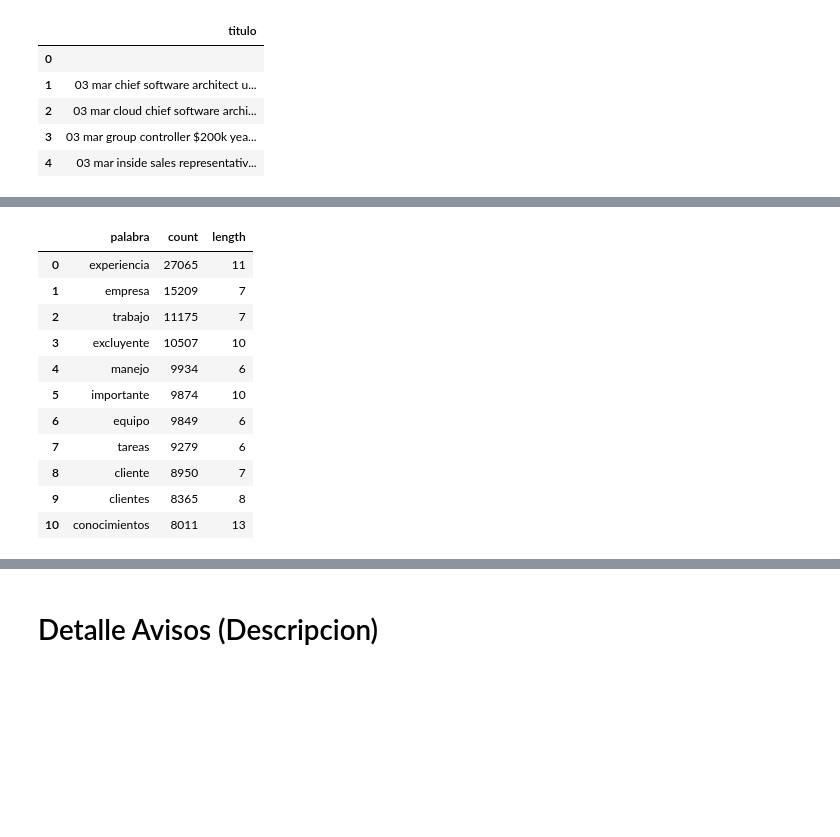
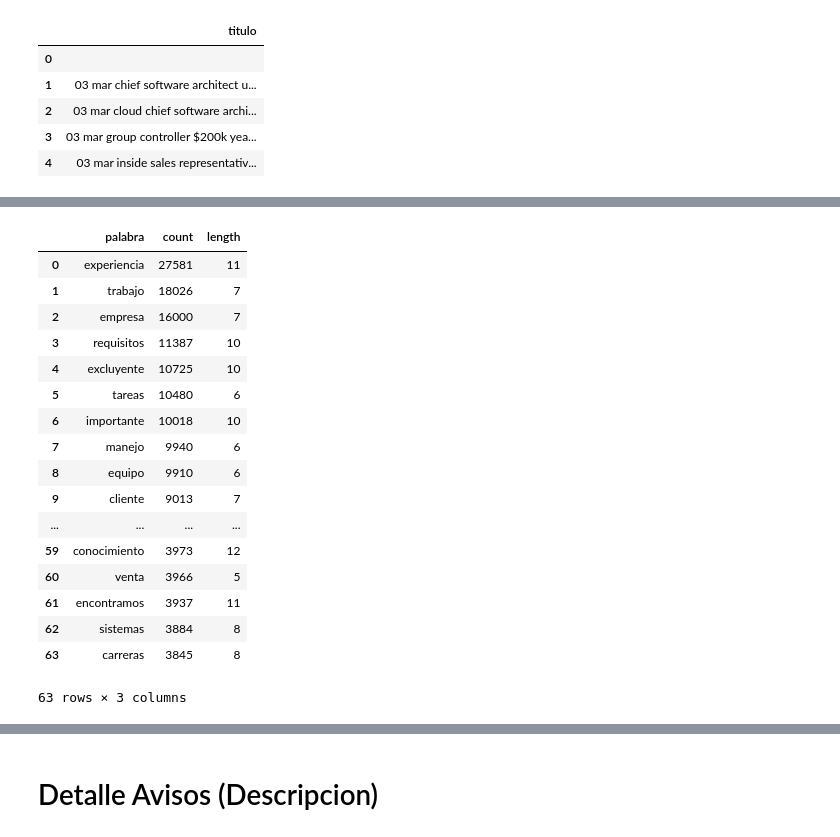
Before and after one commit to PRPablo/dataJobSearches, a Jupyter notebook: prediction/1-Limpieza-Adri-2.ipynb, the cells around one changed output, grey strips where cells are left out. Cells and saved outputs as stored; diff of their text form; code cells hidden in the pictures; blank space fills up the shorter version.

Commit message:
Ultimos cambios del Adri.

```diff
--- a/prediction/1-Limpieza-Adri-2.ipynb
+++ b/prediction/1-Limpieza-Adri-2.ipynb
@@ -365,6 +341,7 @@ avisos_detalles.to_csv('../data/adri_data/avisos_detalle_0.csv', sep=',', encodi
 # Despues de la Unificacion
 # %%
 avisos_detalles = pd.read_csv('../data/adri_data/avisos_detalle_0.csv', encoding='utf-8')
+avisos_online = pd.read_csv('../data/adri_data/avisos_online.csv', sep=',', encoding='utf-8')
 avisos_detalles.shape
 # %% [output]
 (25288, 10)
@@ -406,6 +383,8 @@ def cleanText(t):
         .replace('.', ' ') \
         .replace('-', ' ') \
         .replace('=', ' ') \
+        .replace(':', ' ') \
+        .replace(';', ' ') \
         .replace('&nbsp;', ' ') \
         .replace('&amp;', ' ') \
         .replace('&quot;', ' ') \
@@ -458,6 +437,27 @@ def cleanCollection(s):
     s = s[s['palabra'] != 'nuestro']
     s = s[s['palabra'] != 'poder']
     s = s[s['palabra'] != 'mismo']
+    s = s[s['palabra'] != 'san']
+    s = s[s['palabra'] != 'z']
+    s = s[s['palabra'] != '']
+    s = s[s['palabra'] != 'as']
+    s = s[s['palabra'] != 'p']
+    s = s[s['palabra'] != 'c']
+    s = s[s['palabra'] != 'yr']
+    s = s[s['palabra'] != '03']
+    s = s[s['palabra'] != 'underline']
+    s = s[s['palabra'] != 'decoration']
+    s = s[s['palabra'] != 'entre']
+    s = s[s['palabra'] != 'of']
+    s = s[s['palabra'] != 'text']
+    s = s[s['palabra'] != 'span']
+    s = s[s['palabra'] != 'to']
+    s = s[s['palabra'] != 'style']
+    s = s[s['palabra'] != 'si']
+    s = s[s['palabra'] != 'te']
+    s = s[s['palabra'] != 'tu']
+    s = s[s['palabra'] != 'hs']
+    s = s[s['palabra'] != 'the']
     return s
 # %%
 avisos_detalles['titulo'] = avisos_detalles['titulo'].apply(lambda x:cleanText(x))
@@ -566,3 +571,7 @@ splitted
 # %%
-for x in splitted.palabra:
-    avisos_detalles['titulo_' + x] = avisos_detalles['titulo'].apply(lambda y: 1 if x in y else 0)
+def toBin(y):
+    c = ''
+    for x in splitted.palabra:
+        c += '1' if x in y else '0'
+
+    return int(c, 2)
@@ -579,31 +589,39 @@ avisos_detalles.head()
 # %%
 splitted = joined_descripcion.split(' ')
 splitted = pd.DataFrame(splitted, columns=['palabra'])
 
 splitted = pd.DataFrame(splitted.groupby('palabra')['palabra'].count())
 splitted.rename({'palabra': 'count'}, inplace=True, axis=1)
 splitted.index.name = 'palabra'
 splitted = splitted.reset_index()
 splitted.sort_values('count', ascending = False, inplace=True)
 
 splitted['length'] = splitted['palabra'].apply(lambda x: len(x))
 
 splitted = cleanCollection(splitted)
+splitted = splitted.reset_index(drop=True)
 
+splitted.drop(21, inplace=True)
+splitted = splitted.head(63)
 splitted.to_csv('../data/adri_data/palabras_descripcion.csv', encoding = 'utf-8', index=False)
-splitted = splitted.reset_index(drop=True)
-splitted = splitted[splitted['count'] > 8000]
+# splitted = splitted[splitted['count'] > 8000]
 splitted
 # %% [output]
 |  | palabra | count | length |
-| 0 | experiencia | 27065 | 11 |
-| 1 | empresa | 15209 | 7 |
-| 2 | trabajo | 11175 | 7 |
-| 3 | excluyente | 10507 | 10 |
-| 4 | manejo | 9934 | 6 |
-| 5 | importante | 9874 | 10 |
-| 6 | equipo | 9849 | 6 |
-| 7 | tareas | 9279 | 6 |
-| 8 | cliente | 8950 | 7 |
-| 9 | clientes | 8365 | 8 |
-| 10 | conocimientos | 8011 | 13 |
+| 0 | experiencia | 27581 | 11 |
+| 1 | trabajo | 18026 | 7 |
+| 2 | empresa | 16000 | 7 |
+| 3 | requisitos | 11387 | 10 |
+| 4 | excluyente | 10725 | 10 |
+| 5 | tareas | 10480 | 6 |
+| 6 | importante | 10018 | 10 |
+| 7 | manejo | 9940 | 6 |
+| 8 | equipo | 9910 | 6 |
+| 9 | cliente | 9013 | 7 |
+| ... | ... | ... | ... |
+| 59 | conocimiento | 3973 | 12 |
+| 60 | venta | 3966 | 5 |
+| 61 | encontramos | 3937 | 11 |
+| 62 | sistemas | 3884 | 8 |
+| 63 | carreras | 3845 | 8 |
+63 rows × 3 columns
```
Also changed, not shown: parts of 46 cells of this notebook, 4 other files.
